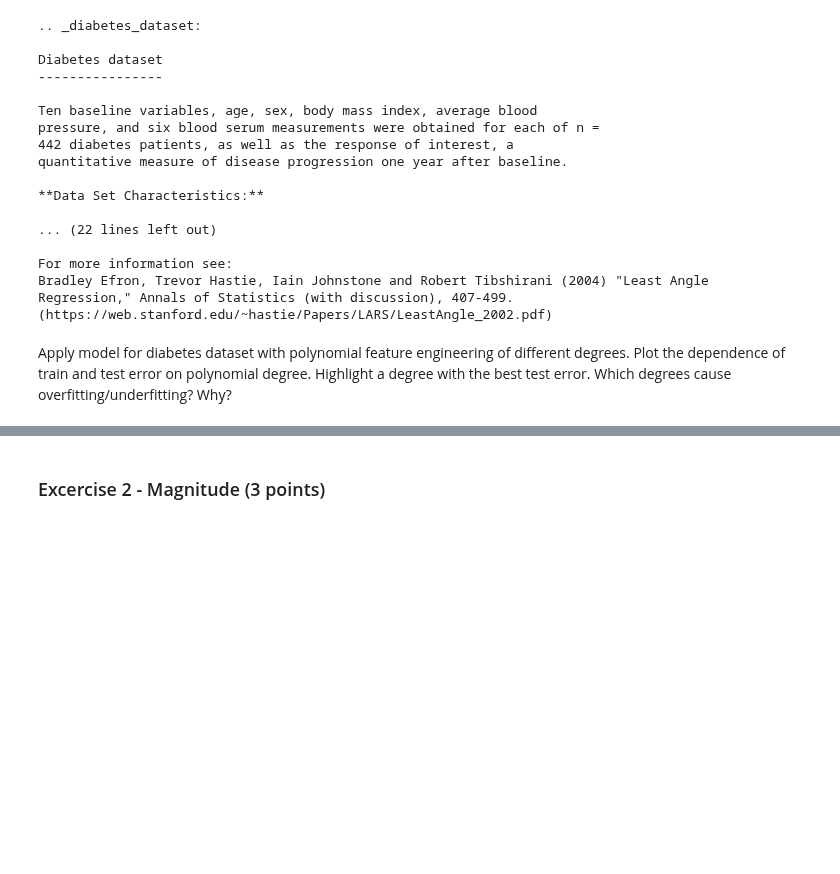
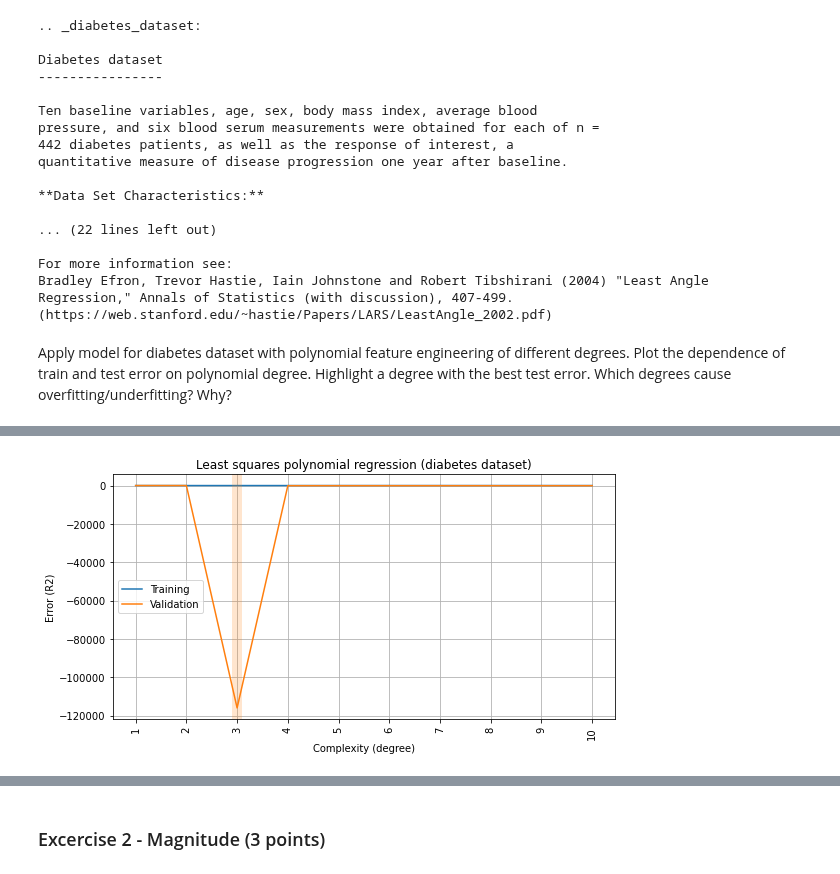
Before and after one commit to Bayramova/rs_school_assignments, a Jupyter notebook: overfitting_regularization.ipynb, the cells around one changed output, grey strips where cells are left out. Saved outputs shown, nothing was run; the diff lists cells and outputs as text; code cells hidden in the pictures; blank space fills up the shorter version.

```diff
--- a/overfitting_regularization.ipynb
+++ b/overfitting_regularization.ipynb
@@ -371,0 +435,15 @@ Apply model for diabetes dataset with polynomial feature engineering of differen
+# %%
+rmse_train, rmse_valid = [], []
+for degree in DEGREES[1:11]:
+    results = cross_validate(make_model_wo_scaling(degree),
+                             X_diabetes, y_diabetes, cv=5,
+                             return_train_score=True,
+                             scoring='r2')
+
+    rmse_train.append(np.mean(results['train_score']))
+    rmse_valid.append(np.mean(results['test_score']))
+
+plot_fitting_graph(DEGREES[1:11], rmse_train, rmse_valid, xlabel='Complexity (degree)', ylabel='Error (R2)',
+                   title='Least squares polynomial regression (diabetes dataset)')
+# %% [output]
+[figure, added]
```
Also changed, not shown: parts of 8 cells of this notebook.
